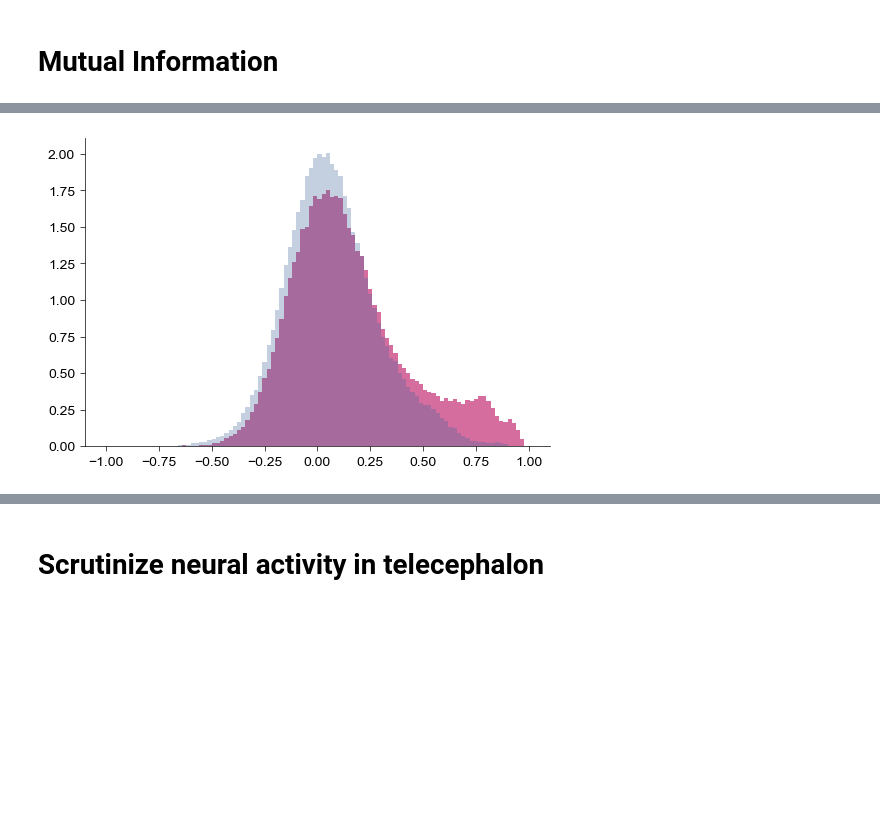
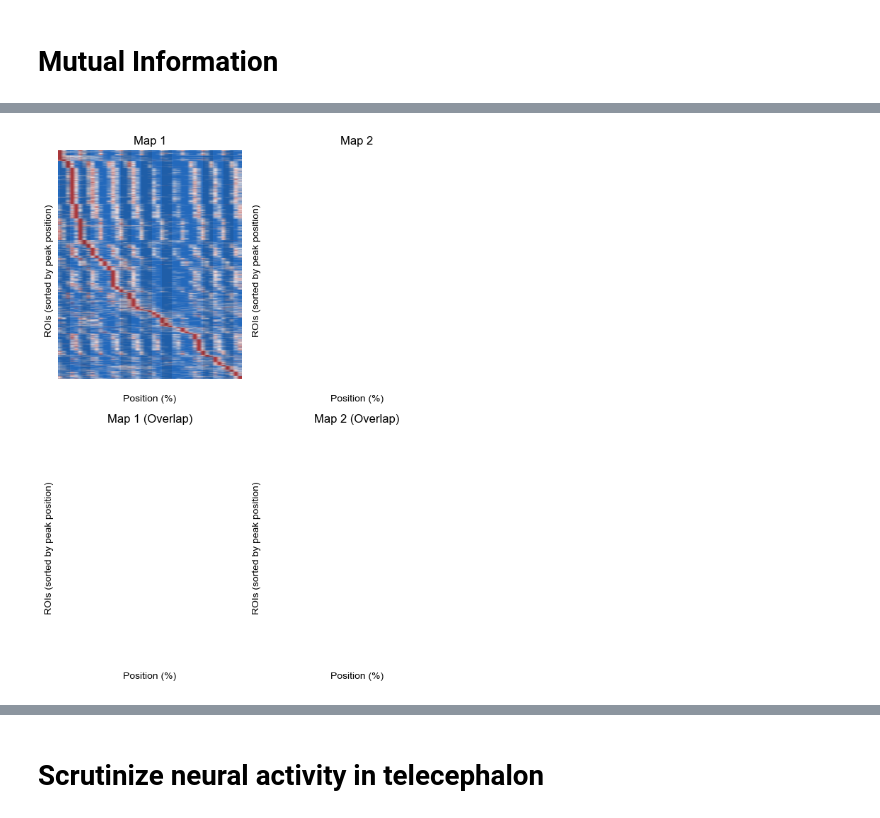
Before and after one commit to YAO-Shuyang/ZFishAnalysis, a Jupyter notebook: figure/Fig5007 - Spatial Preference.ipynb, the cells around one changed output, grey strips where cells are left out. Saved outputs shown, nothing was run; the diff lists cells and outputs as text; code cells hidden in the pictures; blank space fills up the shorter version.

```diff
--- a/figure/Fig5007 - Spatial Preference.ipynb
+++ b/figure/Fig5007 - Spatial Preference.ipynb
@@ -22,7 +22,7 @@ landmark_pos = [
     (16/18, 17/18) # Teeth of Predators
 ]
 # %%
-path = r"D:\EnData\Light-sheet\10158\S2\res.16chFlt"
+path = r"D:\EnData\Light-sheet\spatial preference vr1\10158\S2\res.16chFlt"
 res = import16chFlt(path)
 plt.plot(res['behav_pos_y'])
 res['Paradigm'][0]
@@ -871,24 +871,20 @@ landmark_bins = [
     np.arange(80, 85)
 ]
 convertor = np.array([0, 3, 5, 2, 1, 6, 4])
-path = r"D:\EnData\Light-sheet\spatial preference vr1\10162\S2"
+path = r"D:\EnData\Light-sheet\spatial preference vr1\10172\S2"
 with open(join(path, "trace.pkl"), 'rb') as f:
     trace = pickle.load(f)
+
+fish_id = 10172
 # %% [markdown]
 # Mutual Information
 # %%
-fig = plt.figure(figsize=(6, 4))
-ax = Clear_Axes(plt.axes(), close_spines=['top', 'right'], ifxticks=True, ifyticks=True)
-ax.hist(trace['fir_sec_corr'][:,0], range=(-1,1), bins=100, color=ChannelColors[0], alpha=1, density=True)
-ax.hist(trace['fir_sec_corr'][:,1], range=(-1,1), bins=100, color=ChannelColors[1], alpha=0.3, density=True)
-plt.show()
-
 MI = trace['mutual_info']
 ptp = trace['ptp']
 p_values = trace['p_values']
 
 print(ptp.shape, trace['rate_map_all'].shape)
-
+"""
 res = {
     "Type": np.concatenate([
         np.repeat("Map 1", MI.shape[0]),
@@ -913,38 +909,39 @@ sns.ecdfplot(
     palette=ChannelColors,
 )
 plt.show()
+"""
 
-map_1_sig = np.where(p_values[:, 0] < 0.005)[0]
-map_2_sig = np.where(p_values[:, 1] < 0.005)[0]
-map_1_nonsig = np.where(p_values[:, 0] >= 0.005)[0]
-map_2_nonsig = np.where(p_values[:, 1] >= 0.005)[0]
-thre_m1 = np.percentile(MI[map_1_nonsig, 0], 99)
-thre_m2 = np.percentile(MI[map_2_nonsig, 1], 99)
+map_1_sig = np.where(p_values[:, 0] < 0.05)[0]
+#map_2_sig = np.where(p_values[:, 1] < 0.005)[0]
+map_1_nonsig = np.where(p_values[:, 0] >= 0.05)[0]
+#map_2_nonsig = np.where(p_values[:, 1] >= 0.005)[0]
+thre_m1 = np.percentile(MI[map_1_nonsig, 0], 95)
+#thre_m2 = np.percentile(MI[map_2_nonsig, 1], 99)
 
 true_sig_m1 = np.where(MI[map_1_sig, 0] > thre_m1)[0]
-true_sig_m2 = np.where(MI[map_2_sig, 1] > thre_m2)[0]
+#true_sig_m2 = np.where(MI[map_2_sig, 1] > thre_m2)[0]
 print(f"Map 1: {true_sig_m1.shape[0]} significant ROIs out of {MI.shape[0]} ({true_sig_m1.shape[0]/MI.shape[0]*100:.2f}%)")
-print(f"Map 2: {true_sig_m2.shape[0]} significant ROIs out of {MI.shape[0]} ({true_sig_m2.shape[0]/MI.shape[0]*100:.2f}%)")
+#print(f"Map 2: {true_sig_m2.shape[0]} significant ROIs out of {MI.shape[0]} ({true_sig_m2.shape[0]/MI.shape[0]*100:.2f}%)")
 
-print(f"Overlap: {np.intersect1d(map_1_sig[true_sig_m1], map_2_sig[true_sig_m2]).shape[0]}")
+#print(f"Overlap: {np.intersect1d(map_1_sig[true_sig_m1], map_2_sig[true_sig_m2]).shape[0]}")
 
 map_1 = trace['rate_map_all'][map_1_sig[true_sig_m1], :, 0]
-map_2 = trace['rate_map_all'][map_2_sig[true_sig_m2], :, 1]
-map_31 = trace['rate_map_all'][np.intersect1d(map_1_sig[true_sig_m1], map_2_sig[true_sig_m2]), :, 0]
-map_32 = trace['rate_map_all'][np.intersect1d(map_1_sig[true_sig_m1], map_2_sig[true_sig_m2]), :, 1]
+#map_2 = trace['rate_map_all'][map_2_sig[true_sig_m2], :, 1]
+#map_31 = trace['rate_map_all'][np.intersect1d(map_1_sig[true_sig_m1], map_2_sig[true_sig_m2]), :, 0]
+#map_32 = trace['rate_map_all'][np.intersect1d(map_1_sig[true_sig_m1], map_2_sig[true_sig_m2]), :, 1]
 
 argsort1 = np.argsort(np.argmax(map_1, axis=1))
 map_1 = map_1[argsort1, :]
-argsort2 = np.argsort(np.argmax(map_2, axis=1))
-map_2 = map_2[argsort2, :]
-argsort3 = np.argsort(np.argmax(map_31, axis=1))
-map_31 = map_31[argsort3, :]
-map_32 = map_32[argsort3, :]
+#argsort2 = np.argsort(np.argmax(map_2, axis=1))
+#map_2 = map_2[argsort2, :]
+#argsort3 = np.argsort(np.argmax(map_31, axis=1))
+#map_31 = map_31[argsort3, :]
+#map_32 = map_32[argsort3, :]
 
 map_1 = map_1 / np.max(map_1, axis=1, keepdims=True)
-map_2 = map_2 / np.max(map_2, axis=1, keepdims=True)
-map_31 = map_31 / np.max(map_31, axis=1, keepdims=True)
-map_32 = map_32 / np.max(map_32, axis=1, keepdims=True)
+#map_2 = map_2 / np.max(map_2, axis=1, keepdims=True)
+#map_31 = map_31 / np.max(map_31, axis=1, keepdims=True)
+#map_32 = map_32 / np.max(map_32, axis=1, keepdims=True)
 
 fig, axes = plt.subplots(ncols=2, nrows=2, figsize=(6, 8))
 ax1 = Clear_Axes(axes[0, 0])
@@ -953,49 +950,67 @@ ax1.set_title("Map 1")
 ax1.set_xlabel("Position (%)")
 ax1.set_ylabel("ROIs (sorted by peak position)")
 ax2 = Clear_Axes(axes[0, 1])
-ax2.imshow(map_2, aspect='auto', cmap=sns.color_palette("vlag", as_cmap=True), vmin=0, vmax=1)
+#ax2.imshow(map_2, aspect='auto', cmap=sns.color_palette("vlag", as_cmap=True), vmin=0, vmax=1)
 ax2.set_title("Map 2")
 ax2.set_xlabel("Position (%)")
 ax2.set_ylabel("ROIs (sorted by peak position)")
 ax3 = Clear_Axes(axes[1, 0])
-ax3.imshow(map_31, aspect='auto', cmap=sns.color_palette("vlag", as_cmap=True), vmin=0, vmax=1)
+#ax3.imshow(map_31, aspect='auto', cmap=sns.color_palette("vlag", as_cmap=True), vmin=0, vmax=1)
 ax3.set_title("Map 1 (Overlap)")
 ax3.set_xlabel("Position (%)")
 ax3.set_ylabel("ROIs (sorted by peak position)")
 ax4 = Clear_Axes(axes[1, 1])
-ax4.imshow(map_32, aspect='auto', cmap=sns.color_palette("vlag", as_cmap=True), vmin=0, vmax=1)
+#ax4.imshow(map_32, aspect='auto', cmap=sns.color_palette("vlag", as_cmap=True), vmin=0, vmax=1)
 ax4.set_title("Map 2 (Overlap)")
 ax4.set_xlabel("Position (%)")
 ax4.set_ylabel("ROIs (sorted by peak position)")
 for (start, end) in landmark_pos:
     ax1.fill_betweenx([0, map_1.shape[0]], start*map_1.shape[1], end*map_1.shape[1], color='k', alpha=0.1, edgecolor=None)
-    ax2.fill_betweenx([0, map_2.shape[0]], start*map_2.shape[1], end*map_2.shape[1], color='k', alpha=0.1, edgecolor=None)
-    ax3.fill_betweenx([0, map_31.shape[0]], start*map_31.shape[1], end*map_31.shape[1], color='k', alpha=0.1, edgecolor=None)
-    ax4.fill_betweenx([0, map_32.shape[0]], start*map_32.shape[1], end*map_32.shape[1], color='k', alpha=0.1, edgecolor=None)
+    #ax2.fill_betweenx([0, map_2.shape[0]], start*map_2.shape[1], end*map_2.shape[1], color='k', alpha=0.1, edgecolor=None)
+    #ax3.fill_betweenx([0, map_31.shape[0]], start*map_31.shape[1], end*map_31.shape[1], color='k', alpha=0.1, edgecolor=None)
+    #ax4.fill_betweenx([0, map_32.shape[0]], start*map_32.shape[1], end*map_32.shape[1], color='k', alpha=0.1, edgecolor=None)
+plt.savefig(os.path.join(loc, f"Tuning Maps [{fish_id}].png"), dpi=600)
+plt.savefig(os.path.join(loc, f"Tuning Maps [{fish_id}].svg"), dpi=600)
 plt.tight_layout()
 plt.show()
 
+stable_idx = map_1_sig[true_sig_m1][trace['fir_sec_corr'][map_1_sig[true_sig_m1], 0] > 0.3]
+print(stable_idx.shape)
 meanImg, rois_adjust = get_meanImg(trace)
-union_idx = np.union1d(map_1_sig[true_sig_m1], map_2_sig[true_sig_m2])
+#union_idx = np.union1d(map_1_sig[true_sig_m1], map_2_sig[true_sig_m2])
+union_idx = map_1_sig[true_sig_m1]
 fig, axes = plt.subplots(ncols=2, figsize=(8, 2))
 ax1 = Clear_Axes(axes[0])
 ax1.imshow(np.mean(meanImg, axis=2), cmap='gray', aspect='equal')
 ax1.scatter(
     rois_adjust[union_idx, 0],
     rois_adjust[union_idx, 1],
-    s=1, color='red', edgecolors=None, alpha=0.5
+    s=1, c=trace['fir_sec_corr'][union_idx, 0], cmap='rainbow', edgecolors=None, alpha=0.5, vmin=0
 )
 ax2 = Clear_Axes(axes[1])
 ax2.imshow(np.mean(meanImg, axis=0).T, cmap='gray', aspect='auto')
 ax2.scatter(
     rois_adjust[union_idx, 0],
     rois_adjust[union_idx, 2]+np.random.rand(union_idx.shape[0])-0.5,
-    s=1, color='red', edgecolors=None, alpha=0.5
+    c=trace['fir_sec_corr'][union_idx, 0],
+    s=1, cmap='rainbow', edgecolors=None, alpha=0.5, vmin=0
 )
 ax1.set_xlabel("Caudal → Rostro")
 ax1.set_ylabel("Lateral → Medial ← Lateral")
 ax2.set_xlabel("Caudal → Rostro")
 ax2.set_ylabel("Ventral → Dorsal")
+# Add colorbar
+cbar = plt.colorbar(cm.ScalarMappable(cmap='rainbow', norm=plt.Normalize(vmin=0, vmax=1)), ax=ax2, orientation='vertical')
+cbar.set_label('Stability', labelpad=15)
+plt.savefig(os.path.join(loc, f"Neuron Distribution [{fish_id}].png"), dpi=600)
+plt.savefig(os.path.join(loc, f"Neuron Distribution [{fish_id}].svg"), dpi=600)
 plt.tight_layout()
 plt.show()
+
+fig = plt.figure(figsize=(6, 4))
+ax = Clear_Axes(plt.axes(), close_spines=['top', 'right'], ifxticks=True, ifyticks=True)
+ax.hist(trace['fir_sec_corr'][map_1_sig[true_sig_m1],0], range=(-1,1), bins=100, color=ChannelColors[0], alpha=1, density=True)
+
+#ax.hist(trace['fir_sec_corr'][:,1], range=(-1,1), bins=100, color=ChannelColors[1], alpha=0.3, density=True)
+plt.show()
 # %% [output]
@@ -1002 +1019 @@ plt.show()
-[figure, old version]
+[figure, new version]
```
Also changed, not shown: parts of 3 cells of this notebook, 4 other files.
